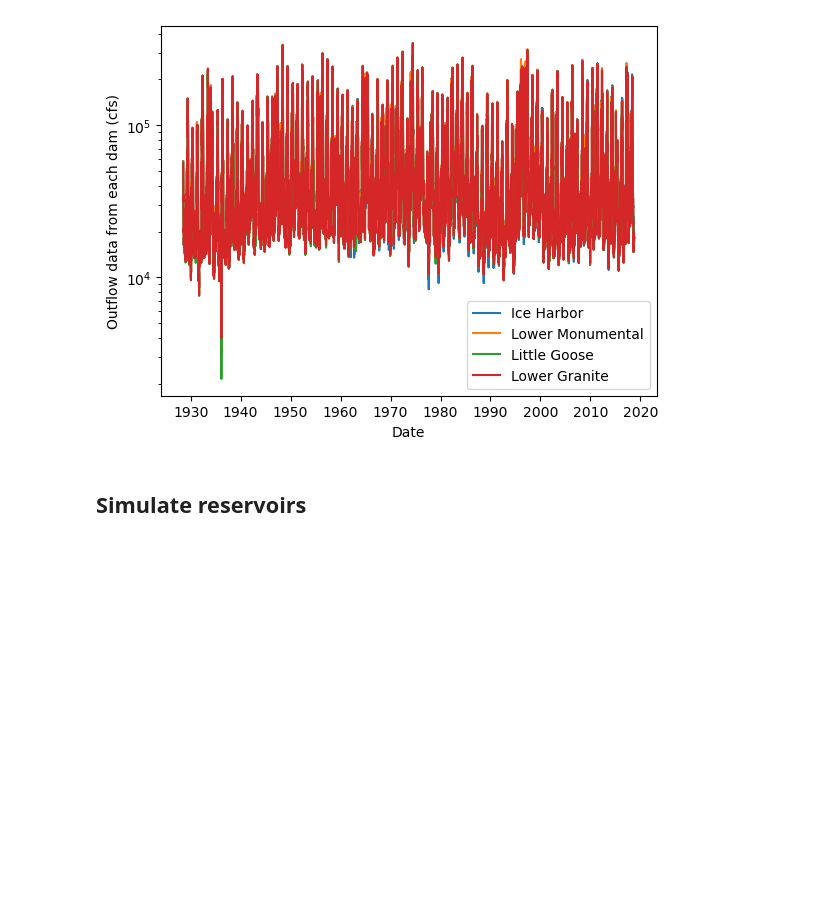
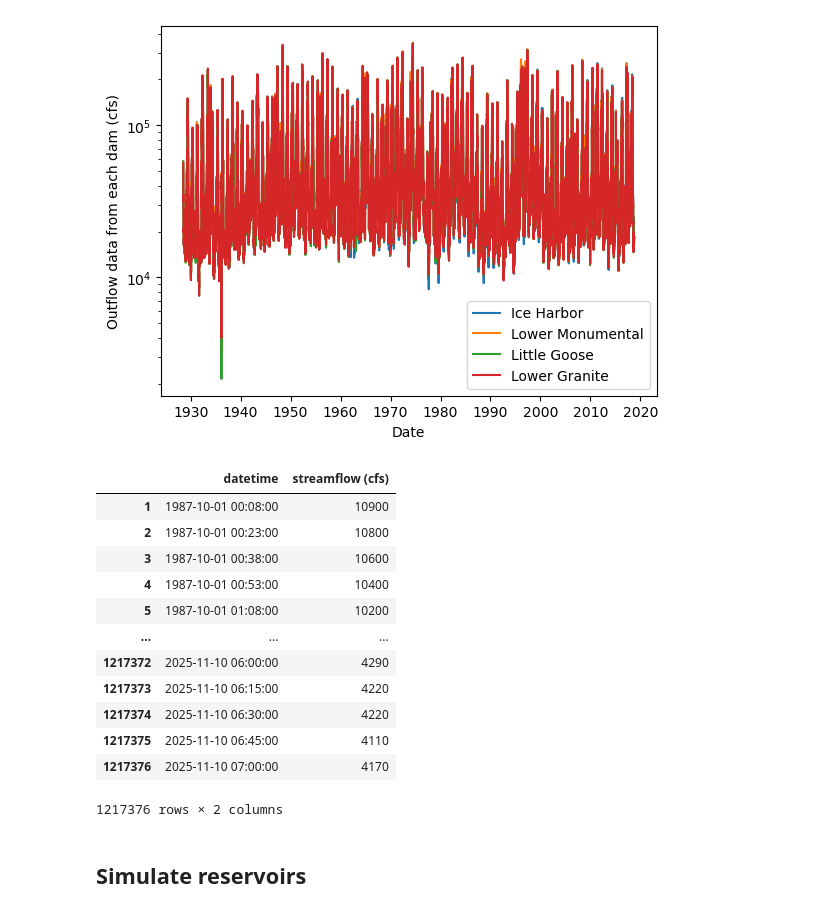
Before and after one commit to clairewang23/columbia_river_model, a Jupyter notebook: model drafting.ipynb, the cells around one changed output. Cells and saved outputs as stored; diff of their text form; code cells hidden in the pictures; blank space fills up the shorter version.

```diff
--- a/model drafting.ipynb
+++ b/model drafting.ipynb
@@ -55,6 +55,28 @@ plt.ylabel('Outflow data from each dam (cfs)')
 # %% [output]
 Text(0, 0.5, 'Outflow data from each dam (cfs)')
 [figure]
+# %%
+rainfall = pd.read_csv('nwis.waterdata.usgs.gov.txt', sep='\t', header=27)
+rainfall = rainfall.drop(0)
+rainfall['datetime'] = pd.to_datetime(rainfall['datetime'], format='%Y-%m-%d %H:%M')
+rainfall['streamflow (cfs)'] = pd.to_numeric(rainfall['191671_00060'], errors='coerce')
+rainfall = rainfall.drop(columns=['agency_cd','site_no','tz_cd','191671_00060','191671_00060_cd'])
+
+display(rainfall)
+# %% [output]
+|  | datetime | streamflow (cfs) |
+| 1 | 1987-10-01 00:08:00 | 10900 |
+| 2 | 1987-10-01 00:23:00 | 10800 |
+| 3 | 1987-10-01 00:38:00 | 10600 |
+| 4 | 1987-10-01 00:53:00 | 10400 |
+| 5 | 1987-10-01 01:08:00 | 10200 |
+| ... | ... | ... |
+| 1217372 | 2025-11-10 06:00:00 | 4290 |
+| 1217373 | 2025-11-10 06:15:00 | 4220 |
+| 1217374 | 2025-11-10 06:30:00 | 4220 |
+| 1217375 | 2025-11-10 06:45:00 | 4110 |
+| 1217376 | 2025-11-10 07:00:00 | 4170 |
+1217376 rows × 2 columns
 # %% [markdown]
 ## Simulate reservoirs
 # %%
```
